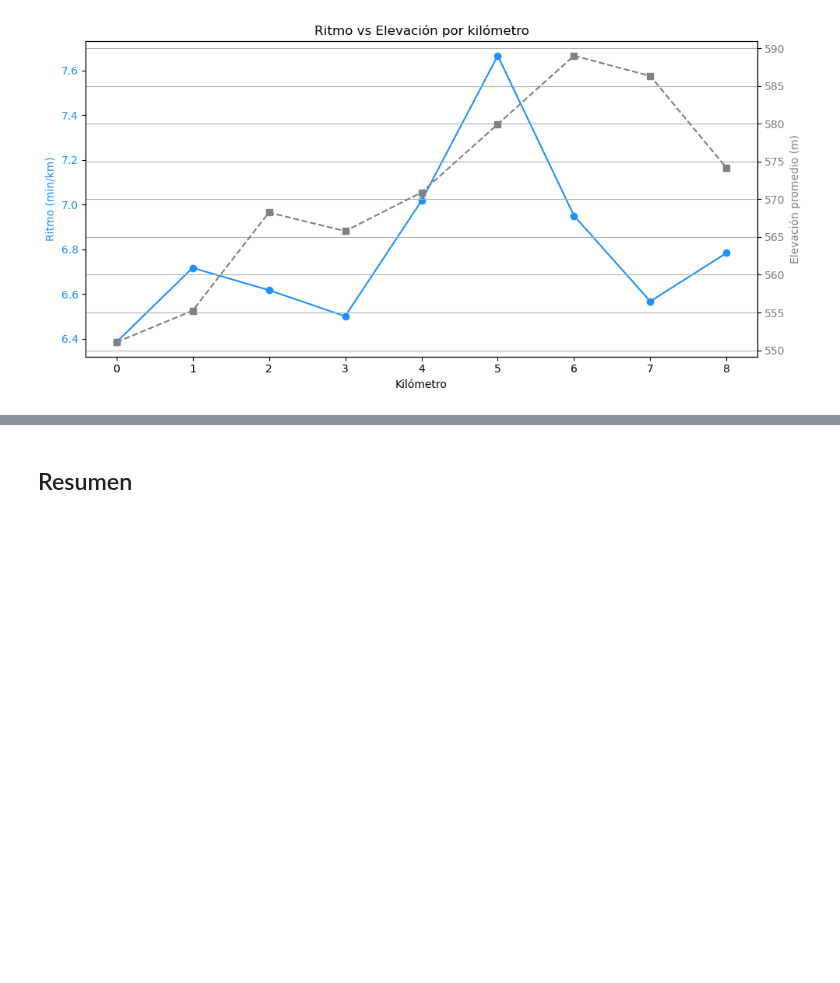
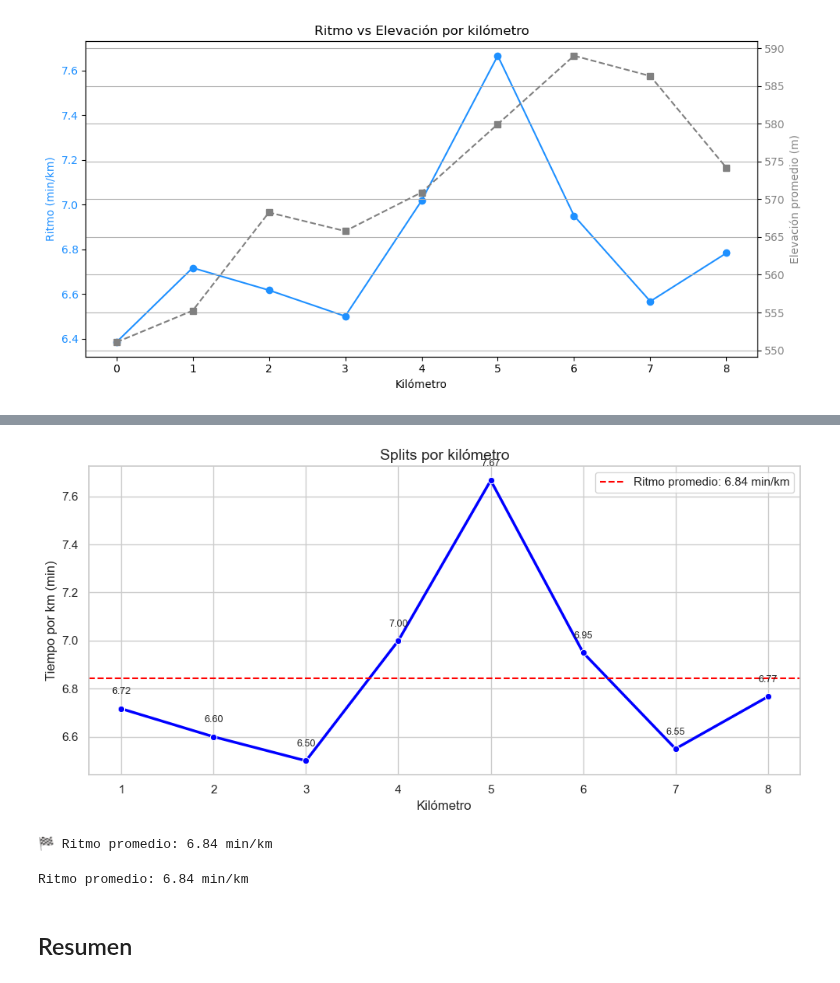
Before and after one commit to Joselota/Relatorias, a Jupyter notebook: 10K_MdS_2025/10K MdS 2025.ipynb, the cells around one changed output, grey strips where cells are left out. Cells and saved outputs as stored; diff of their text form; code cells hidden in the pictures; blank space fills up the shorter version.

```diff
--- a/10K_MdS_2025/10K MdS 2025.ipynb
+++ b/10K_MdS_2025/10K MdS 2025.ipynb
@@ -369,3 +488,57 @@ plt.show()
+# %%
+import pandas as pd
+import seaborn as sns
+import matplotlib.pyplot as plt
+
+# Suponemos que 'splits' ya existe: lista con tiempo por kilómetro en minutos
+# Por ejemplo: splits = [5.23, 5.15, 5.40, ..., 5.05]
+
+# Crear DataFrame
+df_splits = pd.DataFrame({
+    'km': list(range(1, len(splits) + 1)),
+    'split_min': splits
+})
+
+# Calcular ritmo promedio (min/km)
+ritmo_promedio = sum(splits) / len(splits)
+
+# Gráfico
+sns.set(style="whitegrid")
+plt.figure(figsize=(10, 5))
+ax = sns.lineplot(data=df_splits, x='km', y='split_min', marker='o', color='blue', linewidth=2.5)
+
+# Etiquetas de puntos
+for i, row in df_splits.iterrows():
+    plt.text(row['km'], row['split_min'] + 0.05, f"{row['split_min']:.2f}",
+             ha='center', va='bottom', fontsize=9)
+
+# Línea horizontal de ritmo promedio
+plt.axhline(ritmo_promedio, color='red', linestyle='--', linewidth=1.5, label=f'Ritmo promedio: {ritmo_promedio:.2f} min/km')
+
+# Títulos y leyenda
+plt.title("Splits por kilómetro", fontsize=14)
+plt.xlabel("Kilómetro")
+plt.ylabel("Tiempo por km (min)")
+plt.xticks(df_splits['km'])
+plt.legend()
+
+plt.tight_layout()
+plt.show()
+
+# Mostrar en consola
+print(f"🏁 Ritmo promedio: {ritmo_promedio:.2f} min/km")
+# %% [output]
+[figure, added]
+🏁 Ritmo promedio: 6.84 min/km
+# %%
+# Cálculo del ritmo promedio
+total_time_sec = sum([s * 60 for s in splits])  # tiempo total en segundos
+total_km = len(splits)
+pace_avg_min_km = total_time_sec / 60 / total_km  # en min/km
+
+print(f"Ritmo promedio: {pace_avg_min_km:.2f} min/km")
+# %% [output]
+Ritmo promedio: 6.84 min/km
 # %% [markdown]
 <h2>Resumen</h2>
 # %%
```
Also changed, not shown: parts of 13 cells of this notebook, 1 other file.
